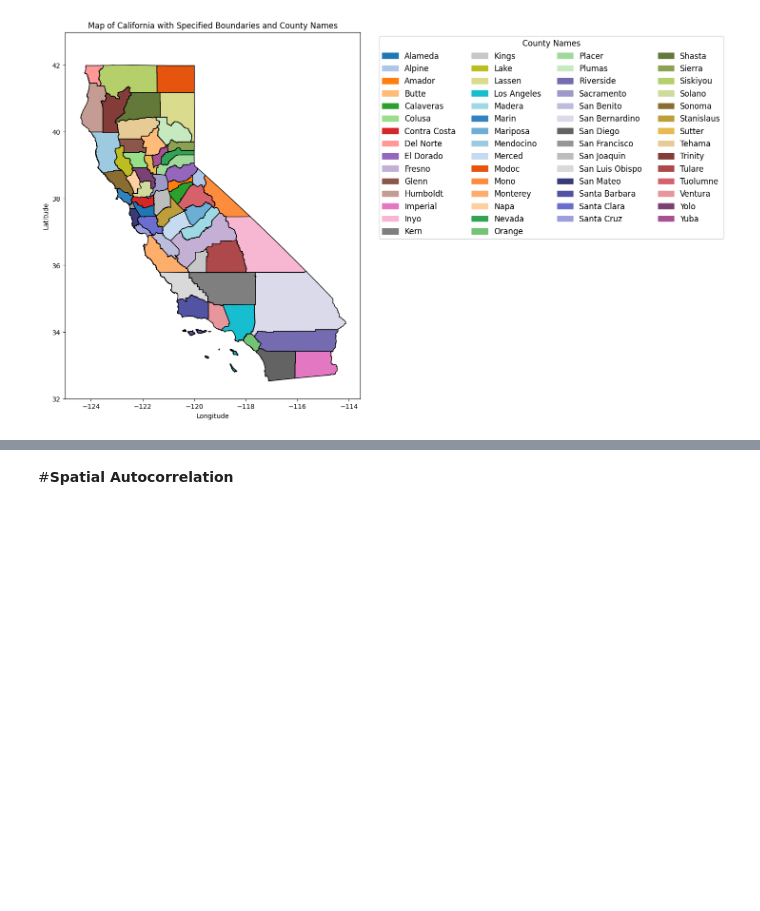
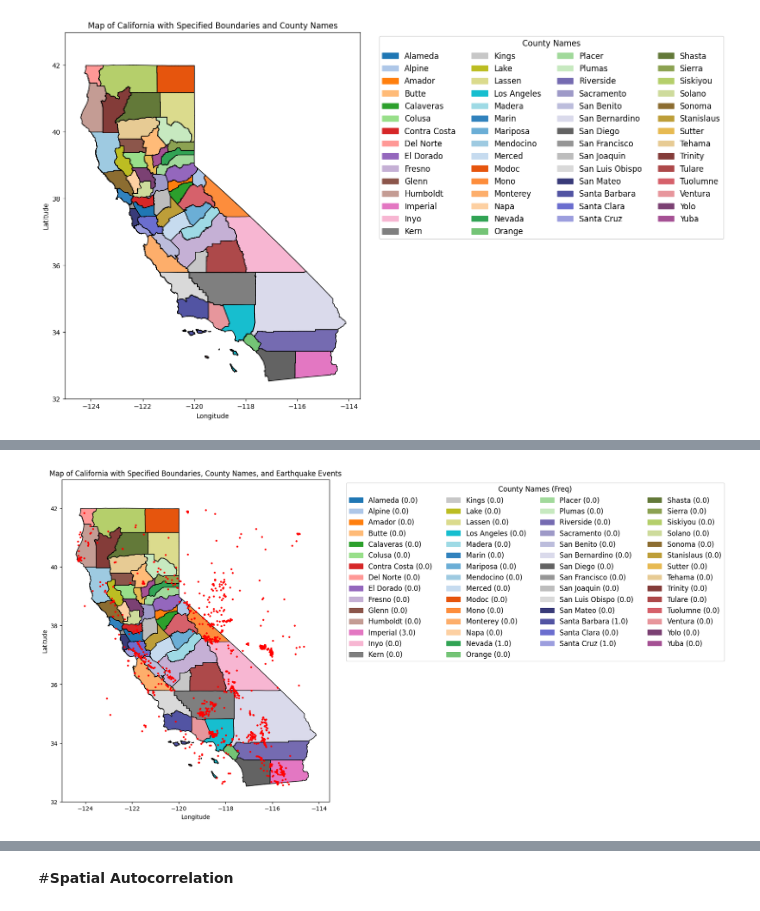
Before and after one commit to arifadli/Exploratory-Spatial-Data-Analysis, a Jupyter notebook: Earthquake Research/ESDA - Earthquake California.ipynb, the cells around one changed output, grey strips where cells are left out. Cells and saved outputs as stored; diff of their text form; code cells hidden in the pictures; blank space fills up the shorter version.

```diff
--- a/Earthquake Research/ESDA - Earthquake California.ipynb
+++ b/Earthquake Research/ESDA - Earthquake California.ipynb
@@ -249,0 +397,49 @@ WARNING:fiona.ogrext:Expecting property name enclosed in double quotes: line 1 c
+# %%
+import pandas as pd
+import geopandas as gpd
+from shapely.geometry import Point
+import matplotlib.pyplot as plt
+
+# Load earthquake data
+earthquake_data_url = "https://raw.githubusercontent.com/arifadli/DatasetRepository/main/Disertation/California/usgs_california_1952_2022.csv"
+earthquake_df = pd.read_csv(earthquake_data_url)
+
+# Convert longitude and latitude to geometry points
+geometry = [Point(xy) for xy in zip(earthquake_df['longitude'], earthquake_df['latitude'])]
+crs = {'init': 'epsg:4326'}  # Coordinate Reference System (CRS)
+
+# Create GeoDataFrame
+earthquake_gdf = gpd.GeoDataFrame(earthquake_df, crs=crs, geometry=geometry)
+
+# Plot the map
+fig, ax = plt.subplots(figsize=(15, 10))
+
+# Plot each county with a different color
+for name in county_names:
+    county_data = california_map[california_map['COUNTY_NAME'] == name]
+    county_data.plot(ax=ax, color=county_color_map[name], edgecolor='black', label=f'{name} ({districts[districts["COUNTY_NAM"] == name]["Freq"].values[0]})')
+
+# Plot earthquake points
+earthquake_gdf.plot(ax=ax, color='red', markersize=5, label='Earthquake')
+
+# Create legend patches and labels
+legend_patches = [Patch(color=county_color_map[name], label=f'{name} ({districts[districts["COUNTY_NAM"] == name]["Freq"].values[0]})') for name in county_names]
+
+# Add legend outside the plot with 4 columns
+ax.legend(handles=legend_patches, title='County Names (Freq)', title_fontsize='large', fontsize='large', loc='upper left', bbox_to_anchor=(1.05, 1), ncol=4)
+
+# Set the limits for longitude and latitude
+min_lat, min_lon = 32, -125
+max_lat, max_lon = 42.99, -113.56
+ax.set_xlim(min_lon, max_lon)
+ax.set_ylim(min_lat, max_lat)
+
+# Add labels and title
+plt.title('Map of California with Specified Boundaries, County Names, and Earthquake Events')
+plt.xlabel('Longitude')
+plt.ylabel('Latitude')
+
+# Show the plot
+plt.show()
+# %% [output]
+[figure, added]
```
Also changed, not shown: parts of 15 cells of this notebook, 4 other files.
